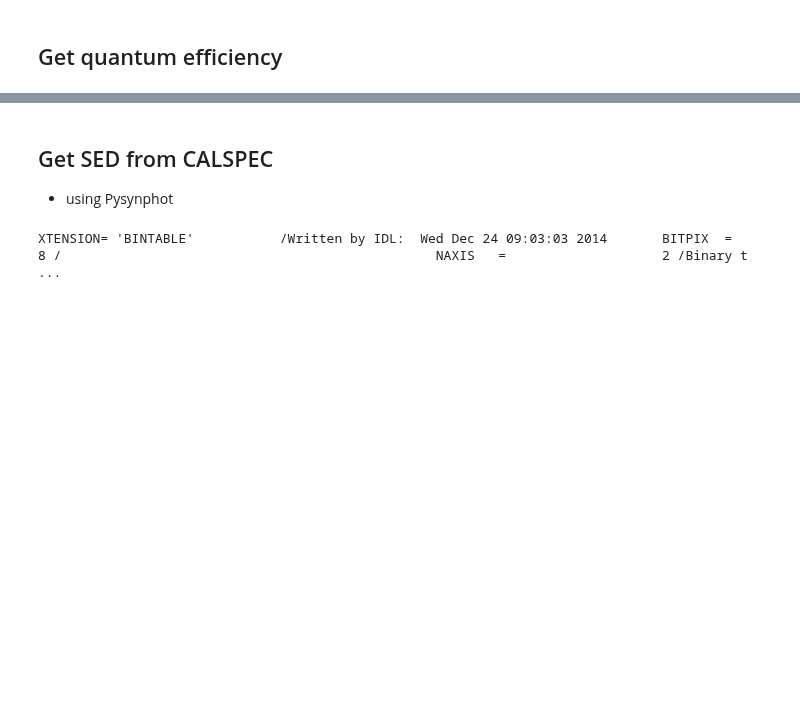
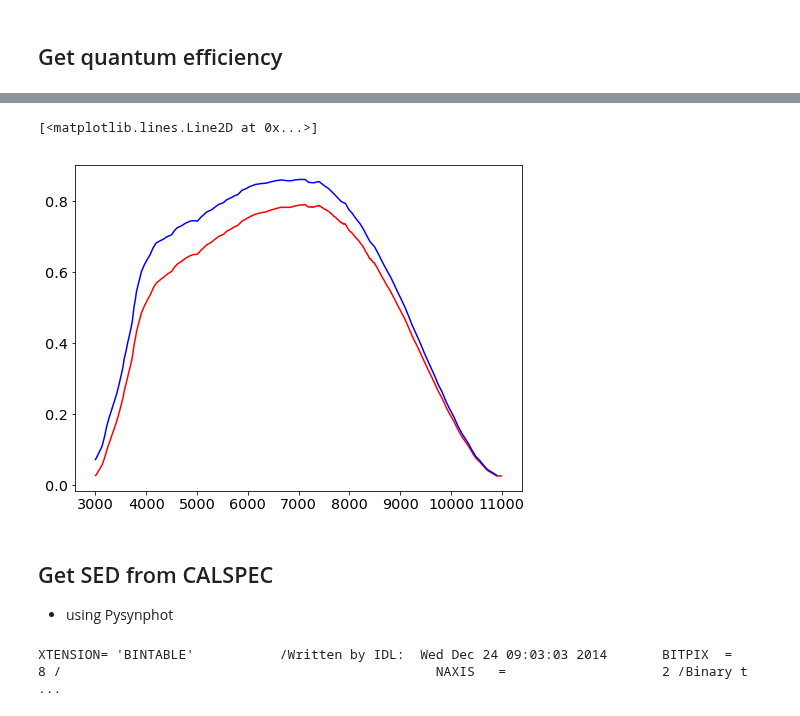
Before and after one commit to sylvielsstfr/CTIOAnaJun2017, a Jupyter notebook: ana_30may17/HD111980/GenerateSimulationProfiles.ipynb, the cells around one changed output, grey strips where cells are left out. Cells and saved outputs as stored; diff of their text form; code cells hidden in the pictures; blank space fills up the shorter version.

```diff
--- a/ana_30may17/HD111980/GenerateSimulationProfiles.ipynb
+++ b/ana_30may17/HD111980/GenerateSimulationProfiles.ipynb
@@ -135,3 +152,9 @@ bp_ctio = S.ArrayBandpass(wl_qe*10.,tr_qe, name='CTIO QE')
+# %%
+plt.plot(bp_ctio.wave,bp_ctio.throughput,'r-')
+plt.plot(wl_qe*10,tr_qe,'b-')
+# %% [output]
+[<matplotlib.lines.Line2D at 0x...>]
+[figure, added]
 # %% [markdown]
 ## Get SED from CALSPEC
 
```
Also changed, not shown: parts of 18 cells of this notebook.
